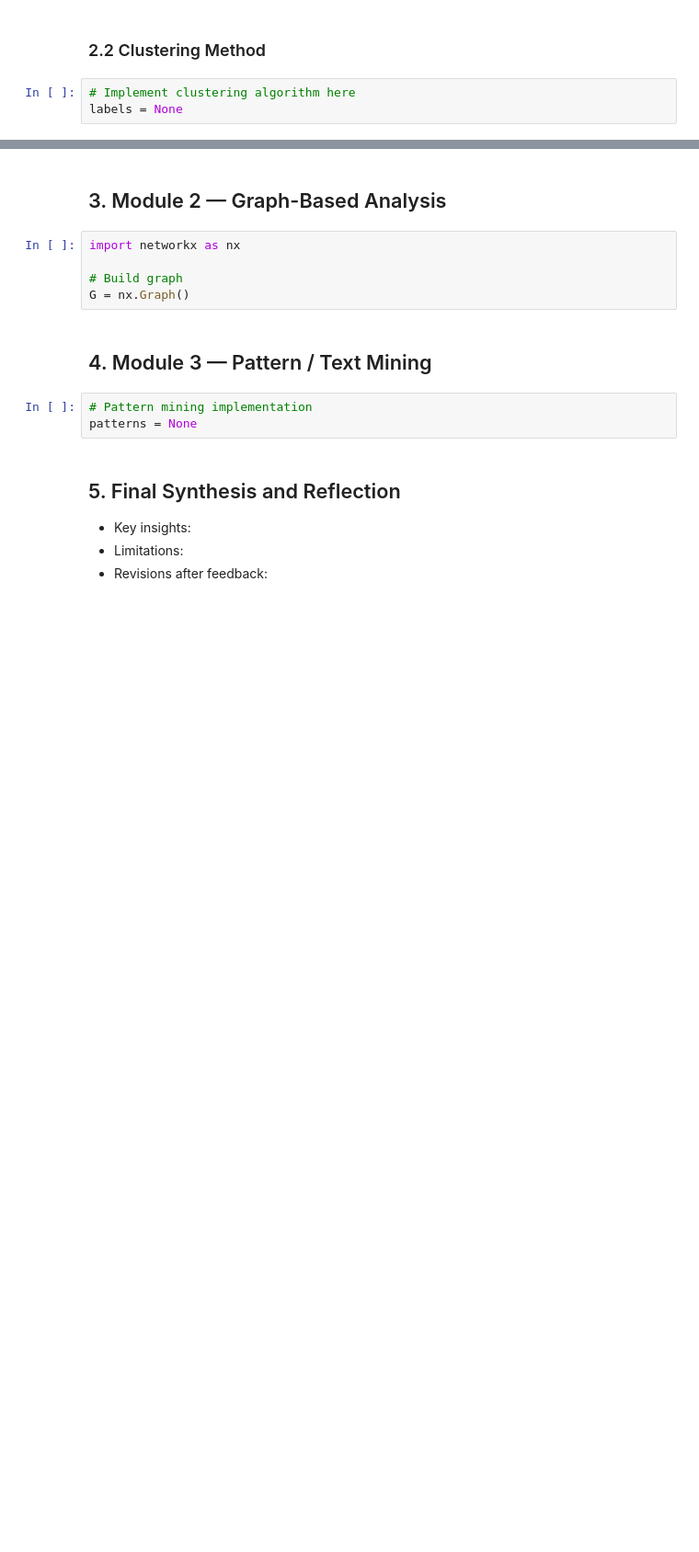
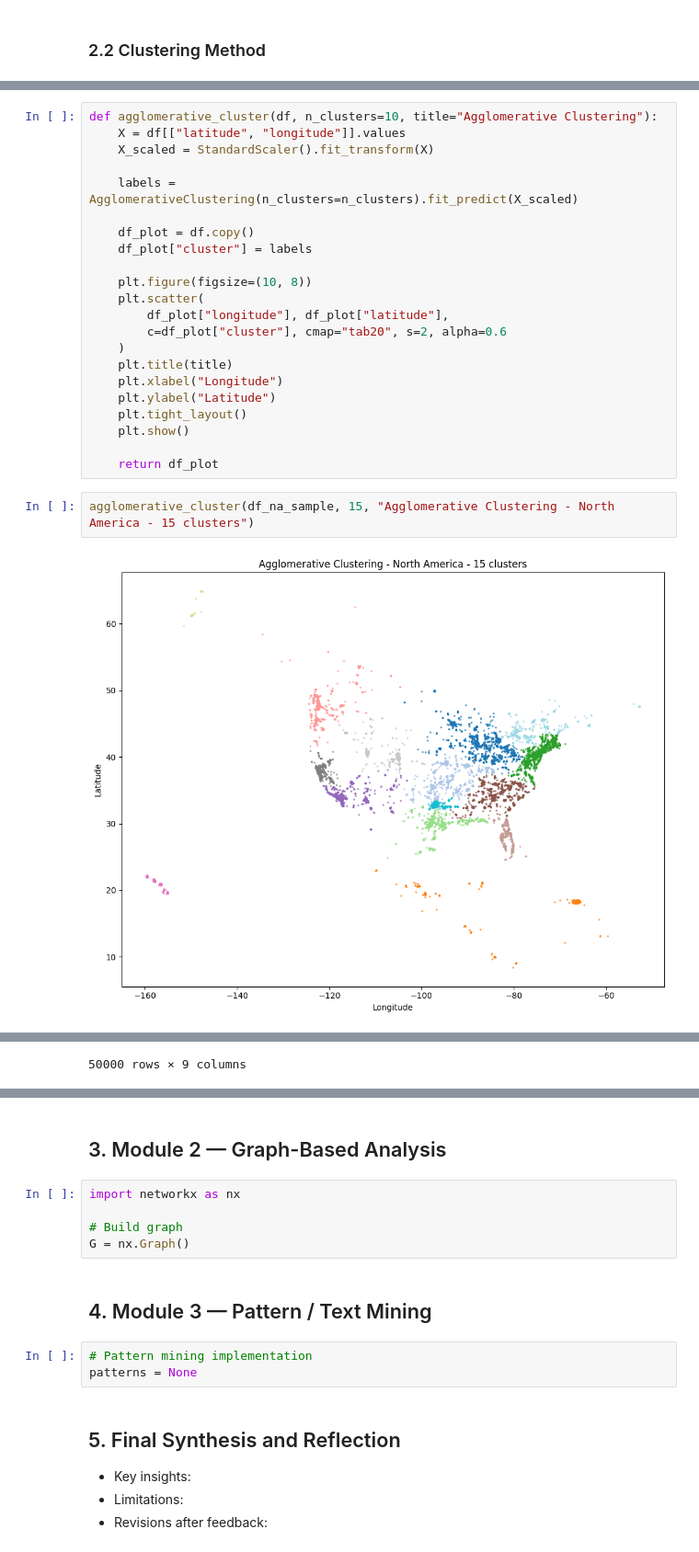
Before and after one commit to RusnacAM/Data-Mining, a Jupyter notebook: data_mining_project_report.ipynb, the cells around one changed output, grey strips where cells are left out. Shown at 92% size. Drawn from its saved outputs; the diff is of its cells as text; blank space fills up the shorter version.

```diff
--- a/data_mining_project_report.ipynb
+++ b/data_mining_project_report.ipynb
@@ -317,5 +260,2 @@ X = None  # Replace with actual feature matrix
 # %% [markdown]
 ### 2.2 Clustering Method
-# %%
-# Implement clustering algorithm here
-labels = None
@@ -321,0 +292,26 @@ labels = None
+# %%
+def agglomerative_cluster(df, n_clusters=10, title="Agglomerative Clustering"):
+    X = df[["latitude", "longitude"]].values
+    X_scaled = StandardScaler().fit_transform(X)
+
+    labels = AgglomerativeClustering(n_clusters=n_clusters).fit_predict(X_scaled)
+
+    df_plot = df.copy()
+    df_plot["cluster"] = labels
+
+    plt.figure(figsize=(10, 8))
+    plt.scatter(
+        df_plot["longitude"], df_plot["latitude"],
+        c=df_plot["cluster"], cmap="tab20", s=2, alpha=0.6
+    )
+    plt.title(title)
+    plt.xlabel("Longitude")
+    plt.ylabel("Latitude")
+    plt.tight_layout()
+    plt.show()
+
+    return df_plot
+# %%
+agglomerative_cluster(df_na_sample, 15, "Agglomerative Clustering - North America - 15 clusters")
+# %% [output]
+[figure, added]
@@ -321,0 +330 @@ labels = None
+50000 rows × 9 columns
```
Also changed, not shown: parts of 19 cells of this notebook.
